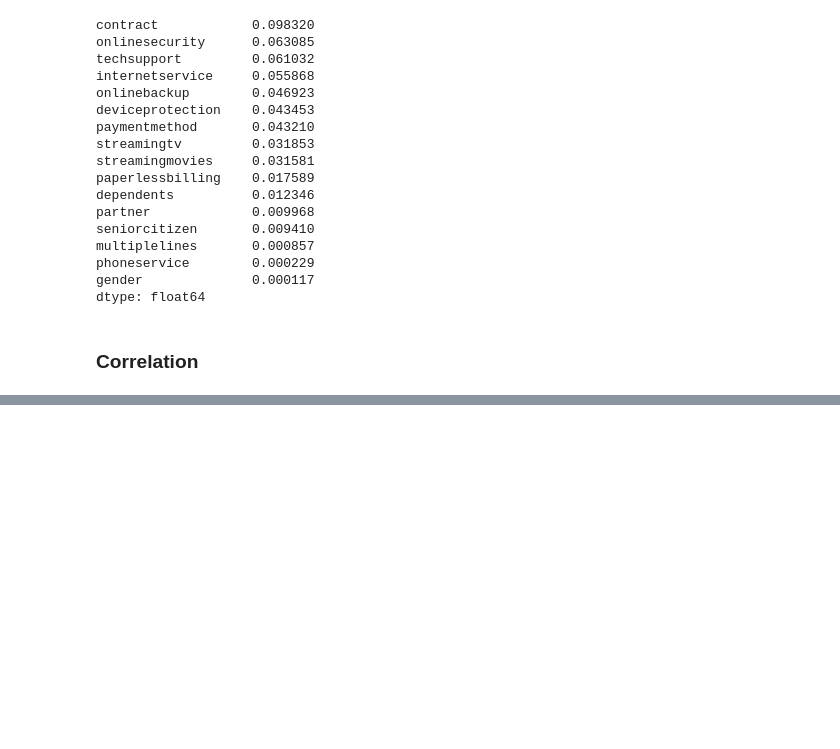
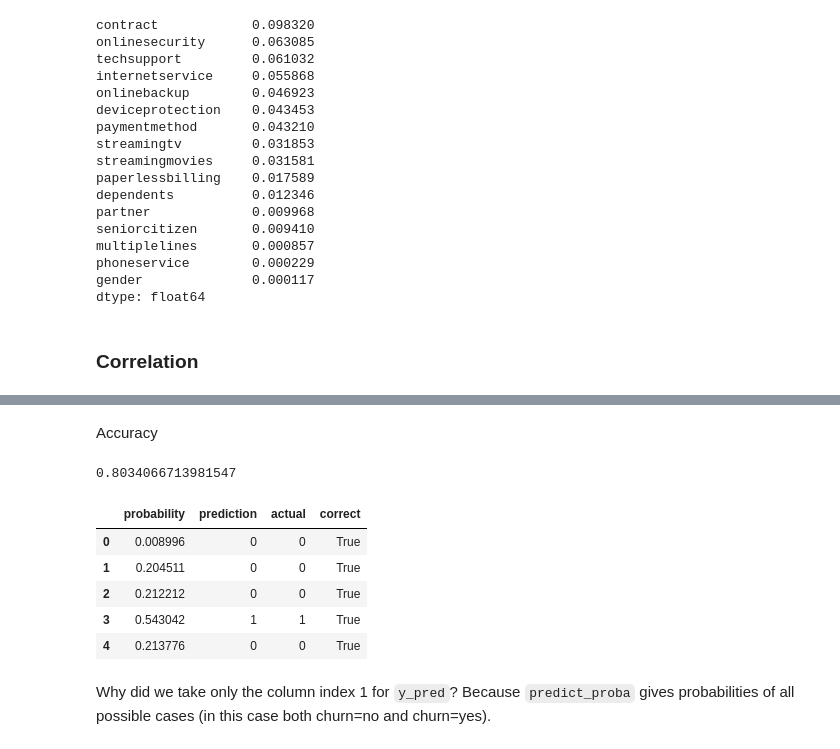
Before and after one commit to anshul-aggarwal/ML-zoomcamp-course, a Jupyter notebook: Week-03/churn_project.ipynb, the cells around one changed output, grey strips where cells are left out. Saved outputs shown, nothing was run; the diff lists cells and outputs as text; code cells hidden in the pictures; blank space fills up the shorter version.

```diff
--- a/Week-03/churn_project.ipynb
+++ b/Week-03/churn_project.ipynb
@@ -407,0 +470,5 @@ dtype: float64
+# %%
+model = LogisticRegression(solver='lbfgs')
+# solver='lbfgs' is the default solver in newer version of sklearn
+# for older versions, you need to specify it explicitly
+model.fit(X_train, y_train)
@@ -407,0 +501,27 @@ dtype: float64
+# %%
+y_pred = model.predict_proba(X_val)[:, 1]
+# %%
+churn_decision = (y_pred >= 0.5)
+# %% [markdown]
+Accuracy
+# %%
+(y_val == churn_decision).mean()
+# %% [output]
+0.8034066713981547
+# %%
+df_pred = pd.DataFrame()
+df_pred['probability'] = y_pred
+df_pred['prediction'] = churn_decision.astype(int)
+df_pred['actual'] = y_val
+df_pred['correct'] = df_pred.prediction == df_pred.actual
+# %%
+df_pred.head()
+# %% [output]
+|  | probability | prediction | actual | correct |
+| 0 | 0.008996 | 0 | 0 | True |
+| 1 | 0.204511 | 0 | 0 | True |
+| 2 | 0.212212 | 0 | 0 | True |
+| 3 | 0.543042 | 1 | 1 | True |
+| 4 | 0.213776 | 0 | 0 | True |
+# %% [markdown]
+Why did we take only the column index 1 for `y_pred`? Because `predict_proba` gives probabilities of all possible cases (in this case both churn=no and churn=yes).
```
Also changed, not shown: parts of 14 cells of this notebook.
